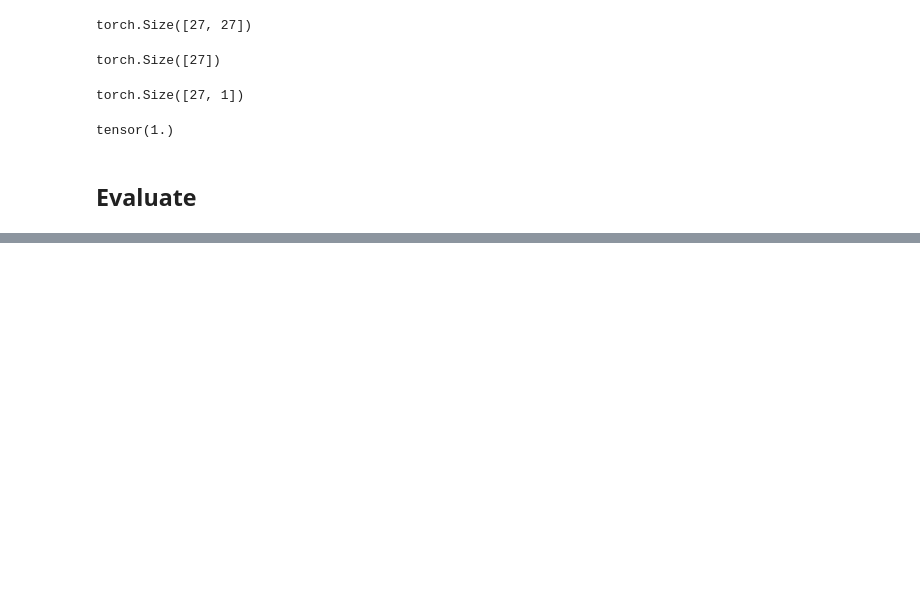
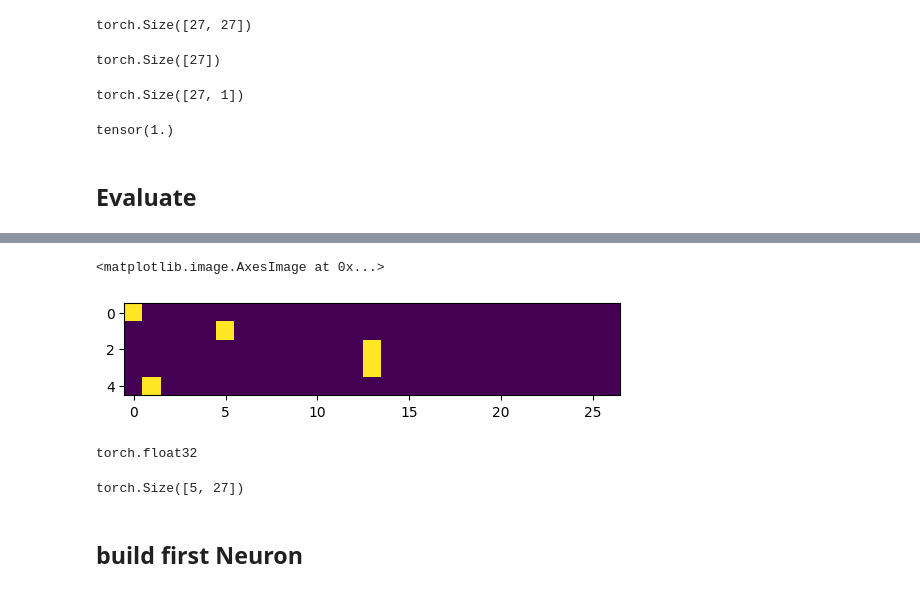
Before and after one commit to shirinyamani/makemore_LLM, a Jupyter notebook: Untitled.ipynb, the cells around one changed output, grey strips where cells are left out. Cells and saved outputs as stored; diff of their text form; code cells hidden in the pictures; blank space fills up the shorter version.

```diff
--- a/Untitled.ipynb
+++ b/Untitled.ipynb
@@ -239,0 +240,15 @@ nll=tensor(52.0124)
+# %%
+#create dataset for NN
+#creating training set of bigrams (x, y)
+xs, ys = [], []
+for w in words[:1]:
+    chs = ['.'] + list(w) + ['.']
+    for ch1, ch2 in zip(chs, chs[1:]):
+        ix1 = stoi[ch1] #      bigram = (ch1, ch2)
+        ix2 = stoi[ch2]
+        print(ch1, ch2)
+        xs.append(ix1)
+        ys.append(ix2)
+
+xs = torch.tensor(xs)
+ys = torch.tensor(ys)
@@ -239,0 +269,4 @@ nll=tensor(52.0124)
+# %%
+import torch.nn.functional as F #bc it doesnt make sense to feed that raw int index to the nn, bc it was having w n b to be added on top
+xenc = F.one_hot(xs, num_classes=27).float()
+xenc
@@ -239,0 +284,15 @@ nll=tensor(52.0124)
+# %%
+plt.imshow(xenc) #all places zero except that specific index
+# %% [output]
+<matplotlib.image.AxesImage at 0x...>
+[figure, added]
+# %%
+xenc.dtype
+# %% [output]
+torch.float32
+# %%
+xenc.shape
+# %% [output]
+torch.Size([5, 27])
+# %% [markdown]
+## build first Neuron
```
Also changed, not shown: parts of 18 cells of this notebook.
